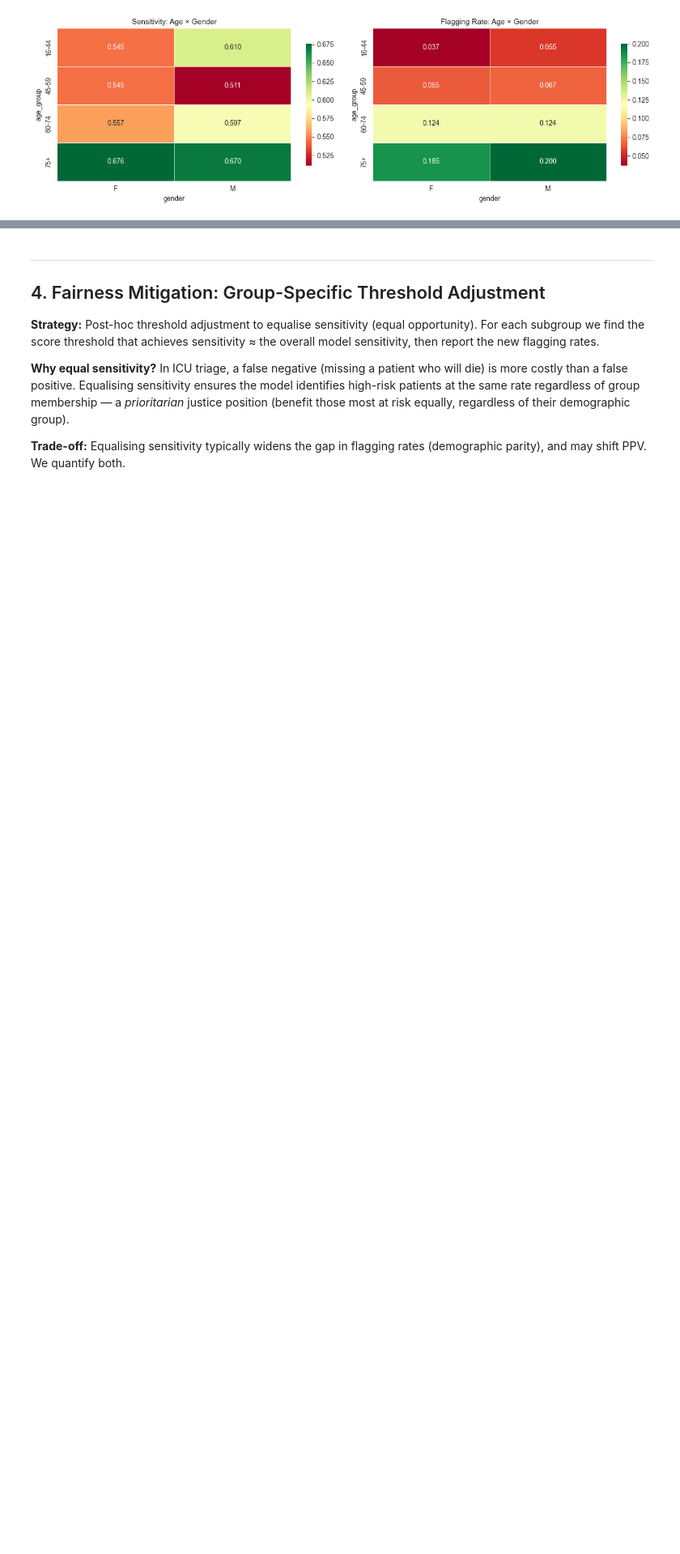
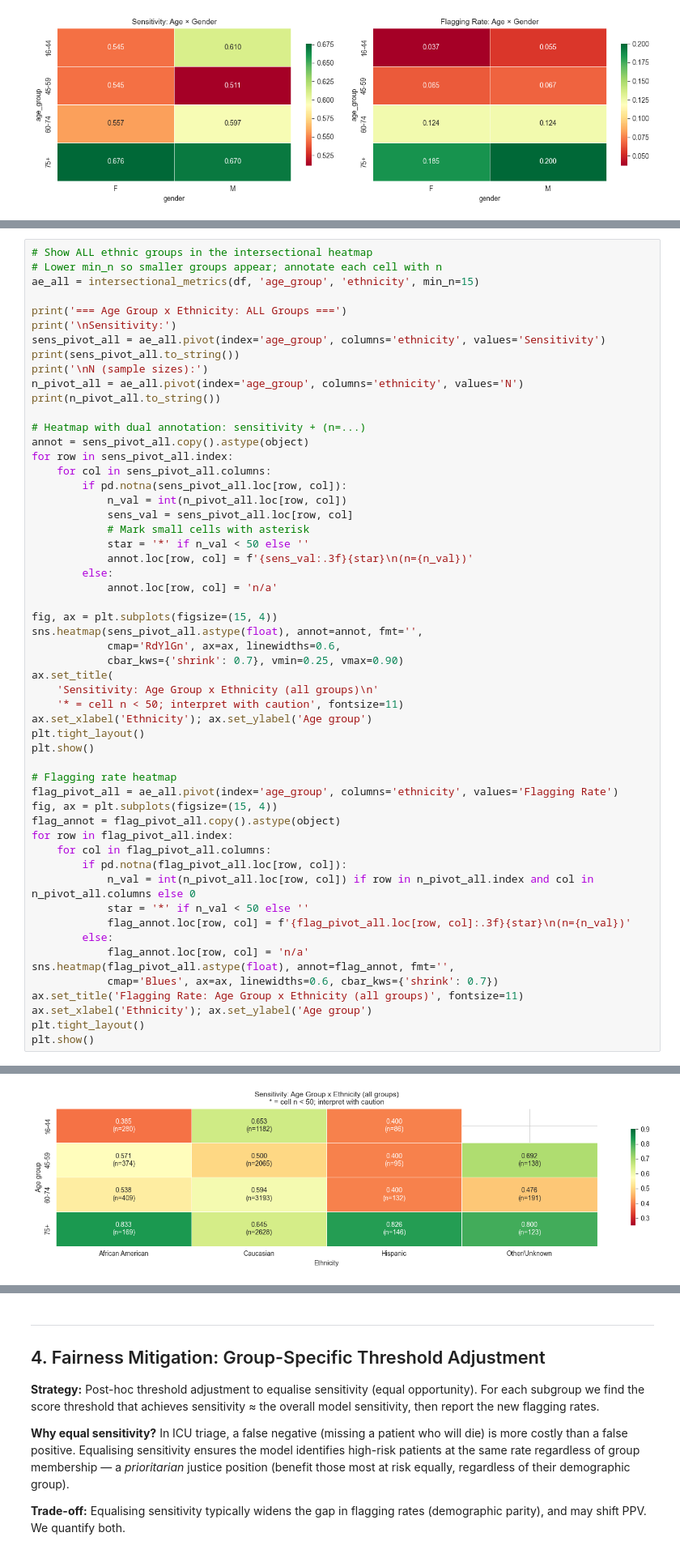
Before and after one commit to SwaneGhost/MedicalRiskModel, a Jupyter notebook: notebooks/06_meeting6.ipynb, the cells around one changed output, grey strips where cells are left out. Shown at 81% size. Drawn from its saved outputs; the diff is of its cells as text; blank space fills up the shorter version.

```diff
--- a/notebooks/06_meeting6.ipynb
+++ b/notebooks/06_meeting6.ipynb
@@ -633,0 +593,56 @@ age_group
+# %%
+# Show ALL ethnic groups in the intersectional heatmap
+# Lower min_n so smaller groups appear; annotate each cell with n
+ae_all = intersectional_metrics(df, 'age_group', 'ethnicity', min_n=15)
+
+print('=== Age Group x Ethnicity: ALL Groups ===')
+print('\nSensitivity:')
+sens_pivot_all = ae_all.pivot(index='age_group', columns='ethnicity', values='Sensitivity')
+print(sens_pivot_all.to_string())
+print('\nN (sample sizes):')
+n_pivot_all = ae_all.pivot(index='age_group', columns='ethnicity', values='N')
+print(n_pivot_all.to_string())
+
+# Heatmap with dual annotation: sensitivity + (n=...)
+annot = sens_pivot_all.copy().astype(object)
+for row in sens_pivot_all.index:
+    for col in sens_pivot_all.columns:
+        if pd.notna(sens_pivot_all.loc[row, col]):
+            n_val = int(n_pivot_all.loc[row, col])
+            sens_val = sens_pivot_all.loc[row, col]
+            # Mark small cells with asterisk
+            star = '*' if n_val < 50 else ''
+            annot.loc[row, col] = f'{sens_val:.3f}{star}\n(n={n_val})'
+        else:
+            annot.loc[row, col] = 'n/a'
+
+fig, ax = plt.subplots(figsize=(15, 4))
+sns.heatmap(sens_pivot_all.astype(float), annot=annot, fmt='',
+            cmap='RdYlGn', ax=ax, linewidths=0.6,
+            cbar_kws={'shrink': 0.7}, vmin=0.25, vmax=0.90)
+ax.set_title(
+    'Sensitivity: Age Group x Ethnicity (all groups)\n'
+    '* = cell n < 50; interpret with caution', fontsize=11)
+ax.set_xlabel('Ethnicity'); ax.set_ylabel('Age group')
+plt.tight_layout()
+plt.show()
+
+# Flagging rate heatmap
+flag_pivot_all = ae_all.pivot(index='age_group', columns='ethnicity', values='Flagging Rate')
+fig, ax = plt.subplots(figsize=(15, 4))
+flag_annot = flag_pivot_all.copy().astype(object)
+for row in flag_pivot_all.index:
+    for col in flag_pivot_all.columns:
+        if pd.notna(flag_pivot_all.loc[row, col]):
+            n_val = int(n_pivot_all.loc[row, col]) if row in n_pivot_all.index and col in n_pivot_all.columns else 0
+            star = '*' if n_val < 50 else ''
+            flag_annot.loc[row, col] = f'{flag_pivot_all.loc[row, col]:.3f}{star}\n(n={n_val})'
+        else:
+            flag_annot.loc[row, col] = 'n/a'
+sns.heatmap(flag_pivot_all.astype(float), annot=flag_annot, fmt='',
+            cmap='Blues', ax=ax, linewidths=0.6, cbar_kws={'shrink': 0.7})
+ax.set_title('Flagging Rate: Age Group x Ethnicity (all groups)', fontsize=11)
+ax.set_xlabel('Ethnicity'); ax.set_ylabel('Age group')
+plt.tight_layout()
+plt.show()
+# %% [output]
@@ -633,0 +666 @@ age_group
+[figure, added]
```
Also changed, not shown: parts of 9 cells of this notebook, 1 other file.
